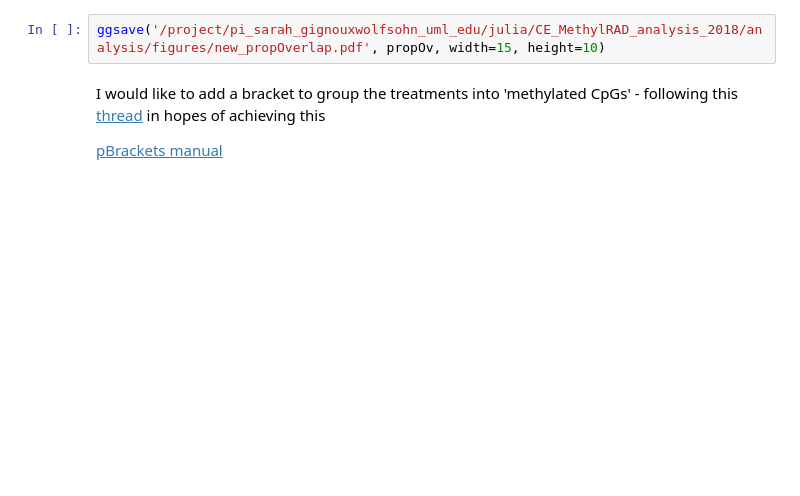
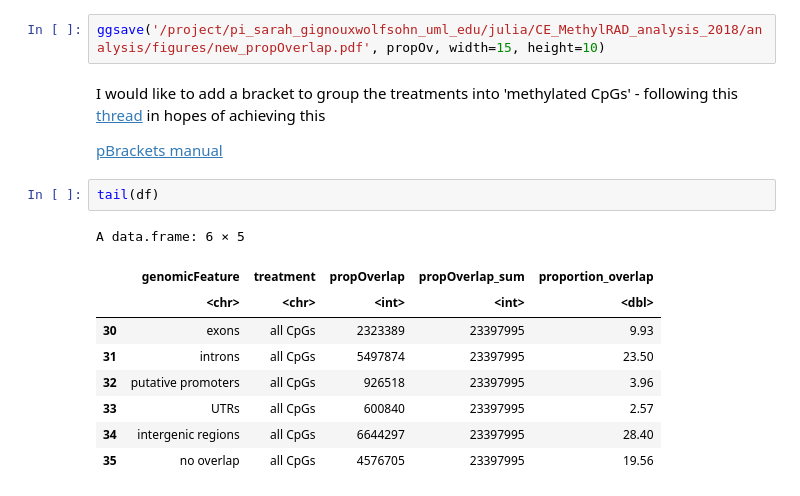
Before and after one commit to jgmcdonough/CE18_methylRAD_analysis, a Jupyter notebook: analysis/genomic_feature_tracks/create_proportionPlot.ipynb, the cells around one changed output. Drawn from its saved outputs; the diff is of its cells as text; blank space fills up the shorter version.

```diff
--- a/analysis/genomic_feature_tracks/create_proportionPlot.ipynb
+++ b/analysis/genomic_feature_tracks/create_proportionPlot.ipynb
@@ -182,3 +193,15 @@ ggsave('/project/pi_sarah_gignouxwolfsohn_uml_edu/julia/CE_MethylRAD_analysis_20
 I would like to add a bracket to group the treatments into 'methylated CpGs' - following this [thread](https://stackoverflow.com/questions/66603462/adding-square-brackets-to-group-axis-labels-in-ggplot2?rq=3) in hopes of achieving this
 
 [pBrackets manual](https://cran.r-project.org/web/packages/pBrackets/pBrackets.pdf)
+# %%
+tail(df)
+# %% [output]
+A data.frame: 6 × 5
+|  | genomicFeature | treatment | propOverlap | propOverlap_sum | proportion_overlap |
+|  | <chr> | <chr> | <int> | <int> | <dbl> |
+| 30 | exons | all CpGs | 2323389 | 23397995 | 9.93 |
+| 31 | introns | all CpGs | 5497874 | 23397995 | 23.50 |
+| 32 | putative promoters | all CpGs | 926518 | 23397995 | 3.96 |
+| 33 | UTRs | all CpGs | 600840 | 23397995 | 2.57 |
+| 34 | intergenic regions | all CpGs | 6644297 | 23397995 | 28.40 |
+| 35 | no overlap | all CpGs | 4576705 | 23397995 | 19.56 |
```
Also changed, not shown: parts of 10 cells of this notebook.
